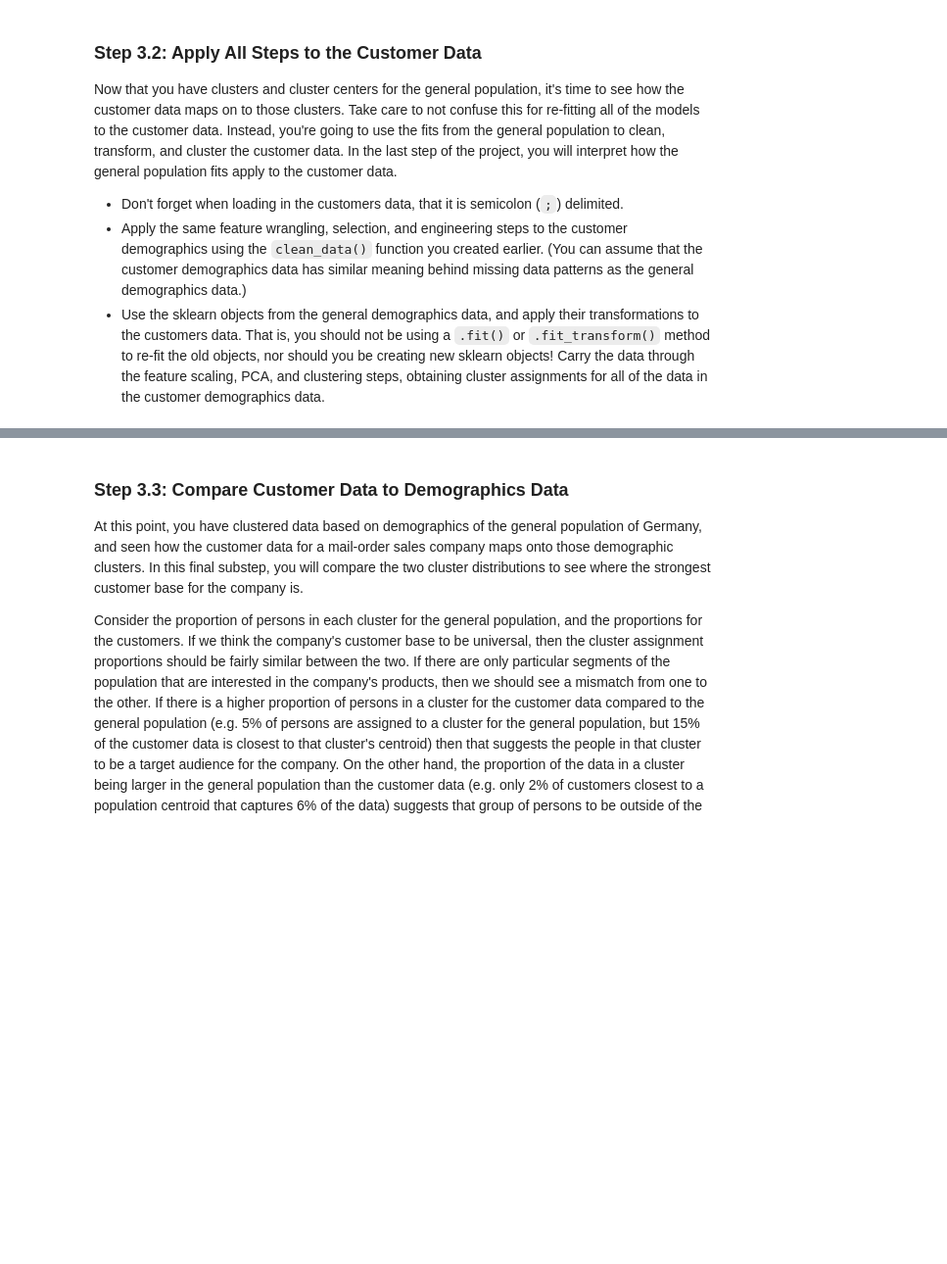
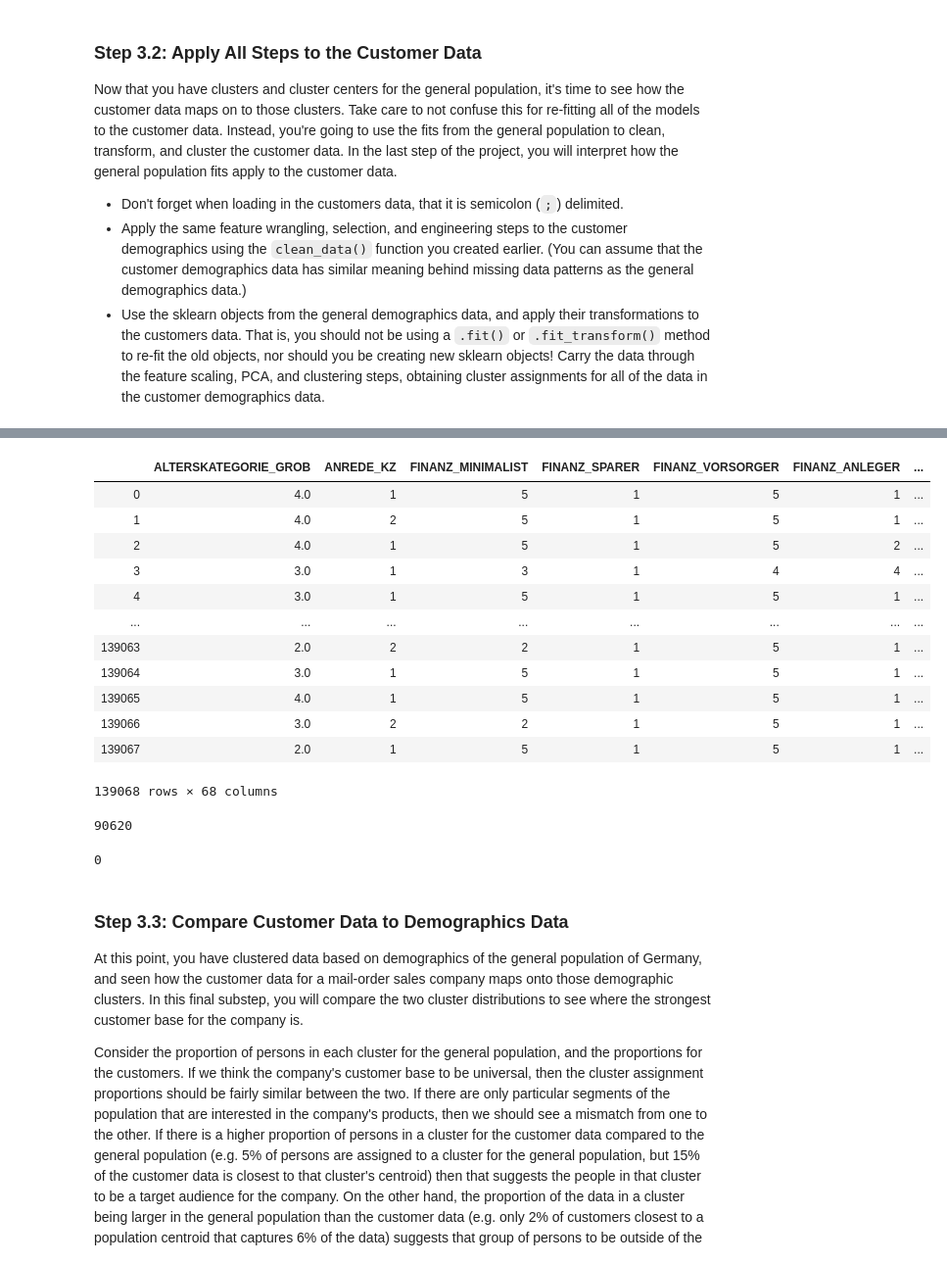
Before and after one commit to gepallas/Machine_Learning_3_Customer_Segmentation, a Jupyter notebook: Identify_Customer_Segments.ipynb, the cells around one changed output, grey strips where cells are left out. Shown: that part at 98% size. Cells and saved outputs as stored; diff of their text form; code cells hidden in the pictures; blank space fills up the shorter version.

```diff
--- a/Identify_Customer_Segments.ipynb
+++ b/Identify_Customer_Segments.ipynb
@@ -1029,8 +1031,9 @@ def clean_data(df, feat_info):
     ##################################
 
     # Remove columns
-    az_missing_per_col_percent = ((df.isnull().sum()/df.shape[0])*100).round(2)
-    col_to_drop = az_missing_per_col_percent[az_missing_per_col_percent >=30].index
+    #az_missing_per_col_percent = ((df.isnull().sum()/df.shape[0])*100).round(2)
+    #col_to_drop = az_missing_per_col_percent[az_missing_per_col_percent >=30].index
+    col_to_drop = ['TITEL_KZ', 'AGER_TYP', 'KK_KUNDENTYP', 'KBA05_BAUMAX', 'GEBURTSJAHR', 'ALTER_HH']
     azdias_clean = df.copy()
     azdias_clean.drop(labels=col_to_drop, axis=1, inplace=True)
 
@@ -1097,7 +1100,7 @@ def clean_data(df, feat_info):
 
     # Reset index and return clean dataframe
     azdias_missing_low.reset_index(drop=True, inplace=True)
-    return(azdias_missing_low)
+    return azdias_missing_low
 # %% [markdown]
 ## Step 2: Feature Transformation
 
@@ -1338,4 +1438,41 @@ customers =
+# %%
+# Clean customer data using the clean function
+customers_clean = clean_data(customers, feat_info)
+# %%
+customers_clean
+# %% [output]
+|  | ALTERSKATEGORIE_GROB | ANREDE_KZ | FINANZ_MINIMALIST | FINANZ_SPARER | FINANZ_VORSORGER | FINANZ_ANLEGER | ... |
+| 0 | 4.0 | 1 | 5 | 1 | 5 | 1 | ... |
+| 1 | 4.0 | 2 | 5 | 1 | 5 | 1 | ... |
+| 2 | 4.0 | 1 | 5 | 1 | 5 | 2 | ... |
+| 3 | 3.0 | 1 | 3 | 1 | 4 | 4 | ... |
+| 4 | 3.0 | 1 | 5 | 1 | 5 | 1 | ... |
+| ... | ... | ... | ... | ... | ... | ... | ... |
+| 139063 | 2.0 | 2 | 2 | 1 | 5 | 1 | ... |
+| 139064 | 3.0 | 1 | 5 | 1 | 5 | 1 | ... |
+| 139065 | 4.0 | 1 | 5 | 1 | 5 | 1 | ... |
+| 139066 | 3.0 | 2 | 2 | 1 | 5 | 1 | ... |
+| 139067 | 2.0 | 1 | 5 | 1 | 5 | 1 | ... |
+139068 rows × 68 columns
 # %%
 # Apply preprocessing, feature transformation, and clustering from the general
 # demographics onto the customer data, obtaining cluster predictions for the
 # customer demographics data.
+
+# Number of missing values
+customers_clean.isnull().sum().sum()
+# %% [output]
+90620
+# %%
+# Columns with missing values
+customers_col_mis = customers_clean.isnull().sum()[customers_clean.isnull().sum() > 0]
+
+# For the NaN values I will use the imputer to fill them with the median strategy
+customers_imputed = customers_clean.copy()
+customers_imp_median = SimpleImputer(missing_values=np.NaN, strategy='median')
+customers_imp_median.fit(customers_imputed[customers_col_mis.index])
+customers_imputed[customers_col_mis.index] = customers_imp_median.transform(customers_imputed[customers_col_mis.index])
+
+customers_imputed.isnull().sum().sum()
+# %% [output]
+0
```
Also changed, not shown: parts of 18 cells of this notebook.
